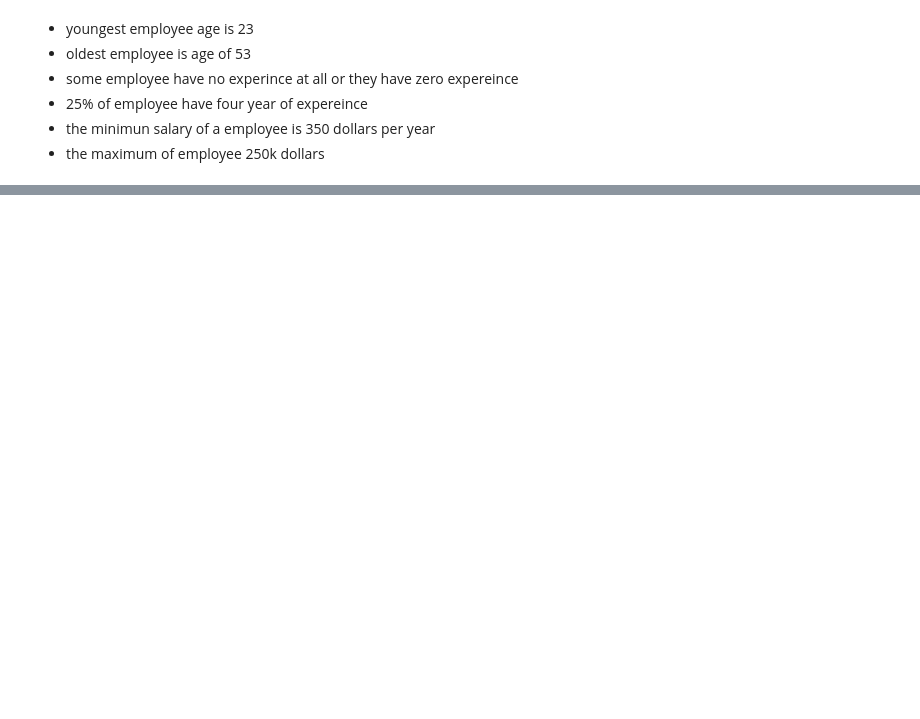
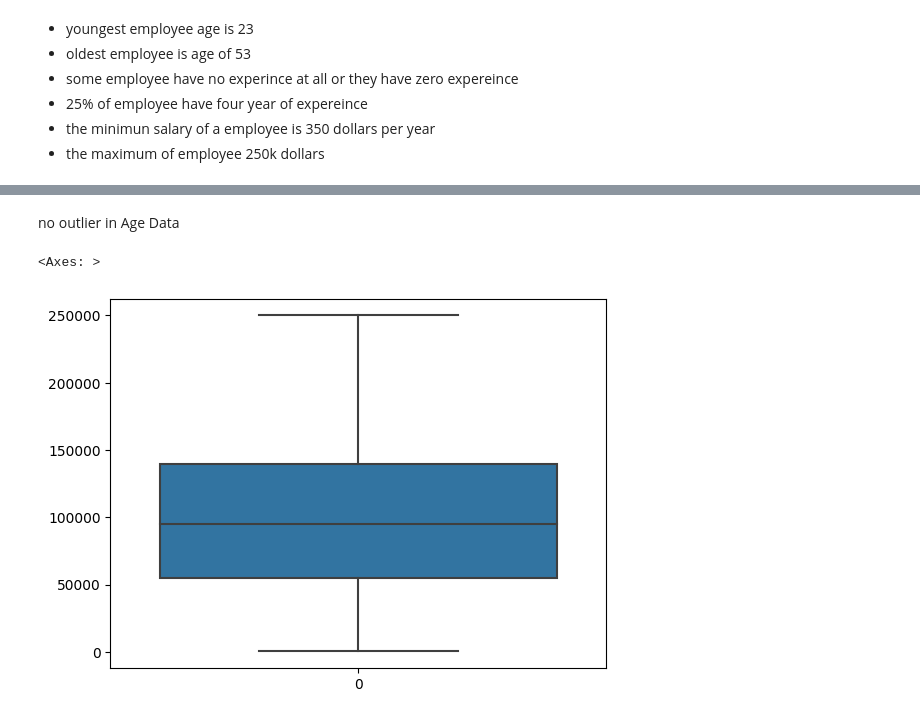
Before and after one commit to itsmepramila/Learn-Data-Science-, a Jupyter notebook: introduction to linear regression.ipynb, the cells around one changed output, grey strips where cells are left out. Cells and saved outputs as stored; diff of their text form; code cells hidden in the pictures; blank space fills up the shorter version.

```diff
--- a/introduction to linear regression.ipynb
+++ b/introduction to linear regression.ipynb
@@ -155,0 +140,7 @@ df.describe()
+# %% [markdown]
+no outlier in Age Data
+# %%
+sns.boxplot(df['Salary']) # no outlier
+# %% [output]
+<Axes: >
+[figure, added]
```
Also changed, not shown: parts of 19 cells of this notebook.
